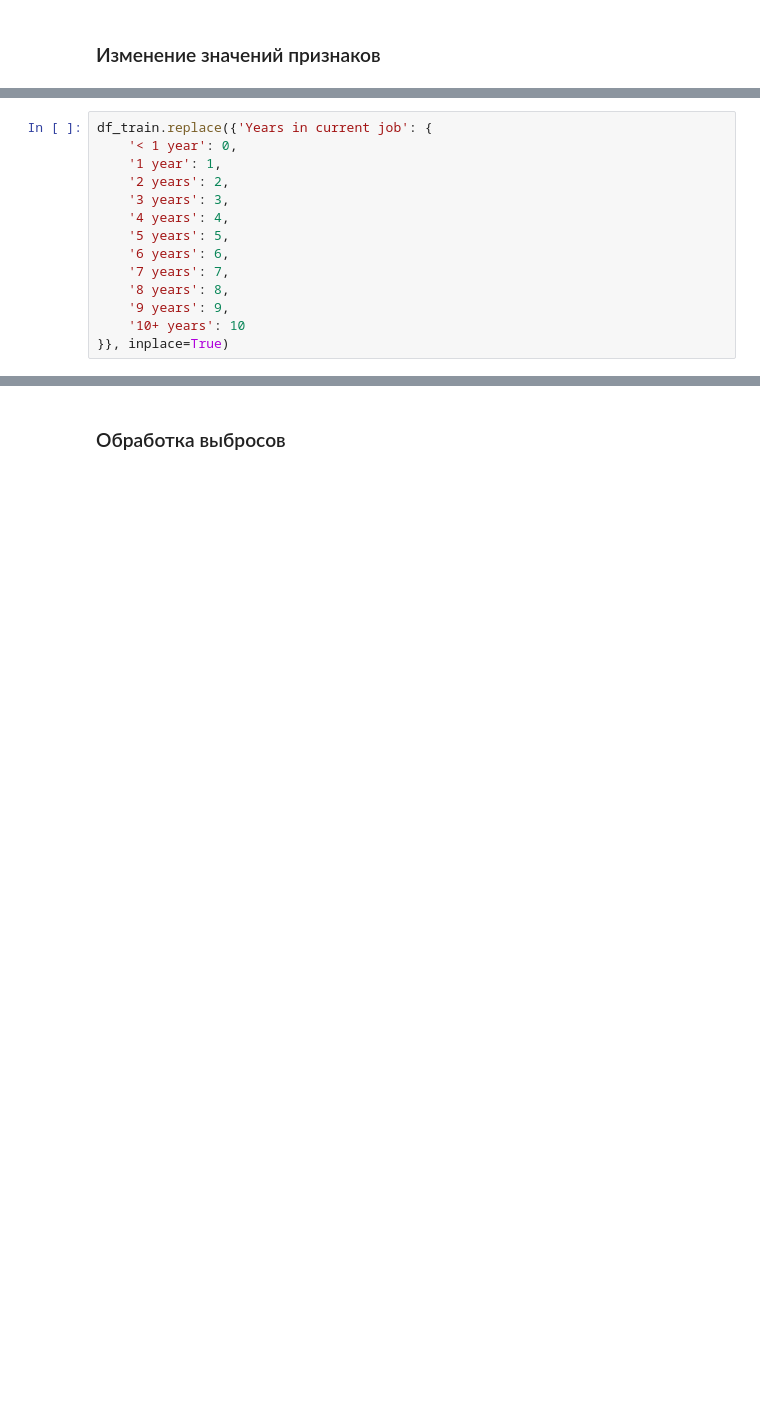
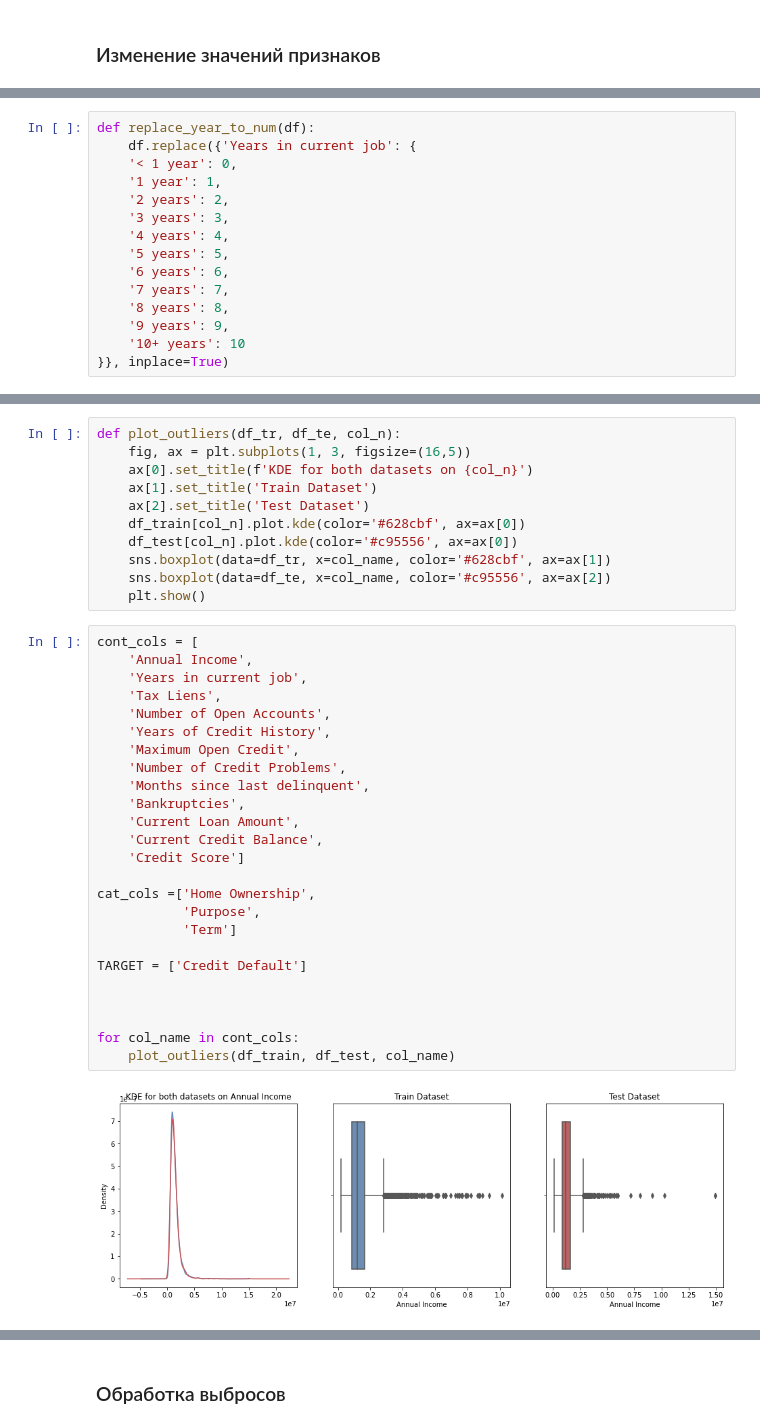
Before and after one commit to damkh/gb_py_data_sci_2020-07-20, a Jupyter notebook: course_project/Course_project_v2.ipynb, the cells around one changed output, grey strips where cells are left out. Cells and saved outputs as stored; diff of their text form; blank space fills up the shorter version.

```diff
--- a/course_project/Course_project_v2.ipynb
+++ b/course_project/Course_project_v2.ipynb
@@ -224,5 +265,6 @@ for feature in features_to_int:
 # %%
-df_train.replace({'Years in current job': {
+def replace_year_to_num(df):
+    df.replace({'Years in current job': {
     '< 1 year': 0,
     '1 year': 1,
     '2 years': 2,
@@ -237,0 +330,38 @@ df_train.replace({'Years in current job': {
+# %%
+def plot_outliers(df_tr, df_te, col_n):
+    fig, ax = plt.subplots(1, 3, figsize=(16,5))
+    ax[0].set_title(f'KDE for both datasets on {col_n}')
+    ax[1].set_title('Train Dataset')
+    ax[2].set_title('Test Dataset')
+    df_train[col_n].plot.kde(color='#628cbf', ax=ax[0])
+    df_test[col_n].plot.kde(color='#c95556', ax=ax[0])
+    sns.boxplot(data=df_tr, x=col_name, color='#628cbf', ax=ax[1])
+    sns.boxplot(data=df_te, x=col_name, color='#c95556', ax=ax[2])
+    plt.show()
+# %%
+cont_cols = [
+    'Annual Income',
+    'Years in current job',
+    'Tax Liens',
+    'Number of Open Accounts',
+    'Years of Credit History',
+    'Maximum Open Credit',
+    'Number of Credit Problems',
+    'Months since last delinquent',
+    'Bankruptcies',
+    'Current Loan Amount',
+    'Current Credit Balance',
+    'Credit Score']
+
+cat_cols =['Home Ownership',
+           'Purpose',
+           'Term']
+
+TARGET = ['Credit Default']
+
+
+
+for col_name in cont_cols:
+    plot_outliers(df_train, df_test, col_name)
+# %% [output]
+[figure, added]
```
Also changed, not shown: parts of 20 cells of this notebook, 4 other files.
